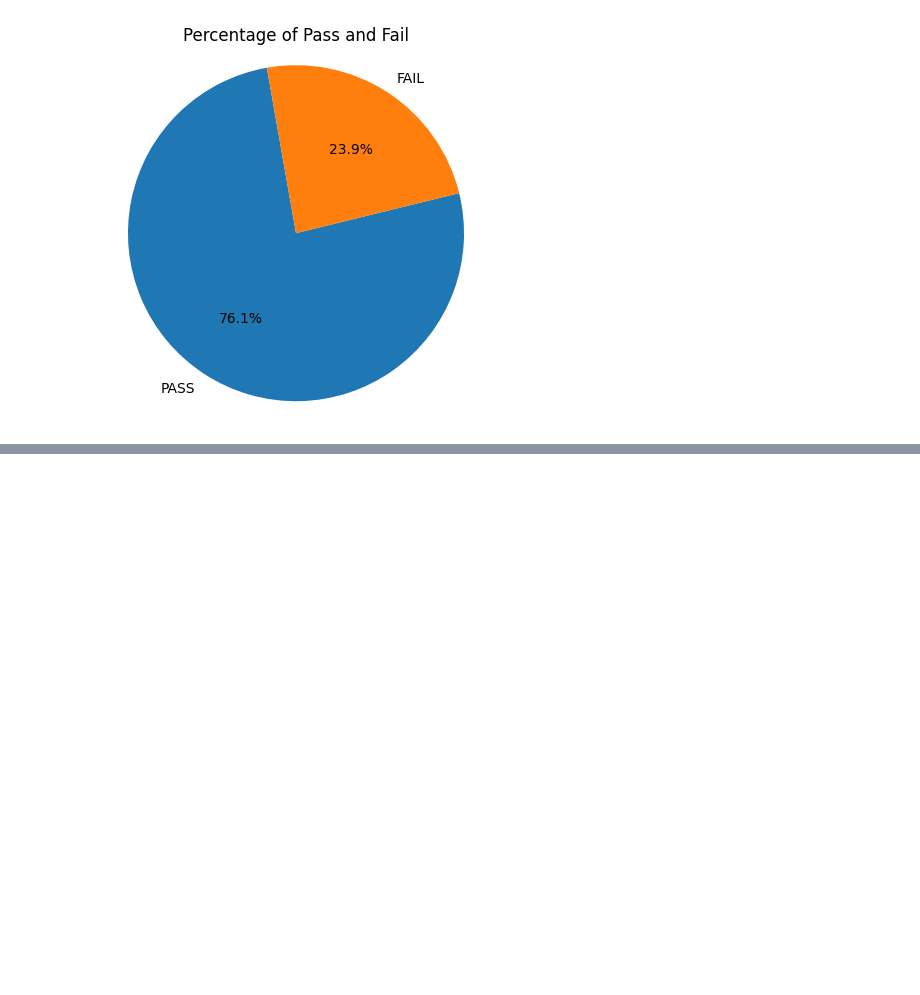
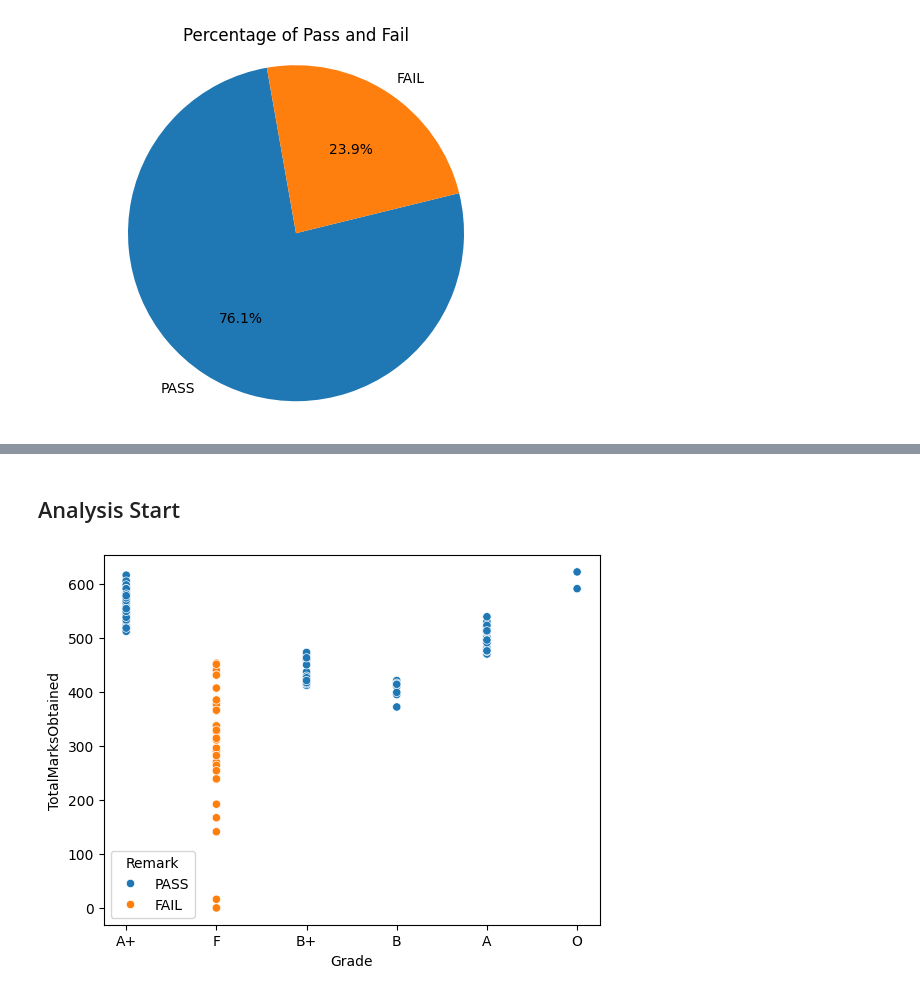
Before and after one commit to Vivek02Sharma/Student-Performance-Analysis-and-Prediction, a Jupyter notebook: notebooks/01_data_exploration.ipynb, the cells around one changed output, grey strips where cells are left out. Drawn from its saved outputs; the diff is of its cells as text; code cells hidden in the pictures; blank space fills up the shorter version.

```diff
--- a/notebooks/01_data_exploration.ipynb
+++ b/notebooks/01_data_exploration.ipynb
@@ -259,0 +276,8 @@ plt.show()
+# %% [markdown]
+## Analysis Start
+# %%
+# Distribution of Marks Across Grades and Remarks
+sns.scatterplot(data = df,x = 'Grade',y = 'TotalMarksObtained',hue = 'Remark')
+plt.show()
+# %% [output]
+[figure, added]
```
Also changed, not shown: parts of 4 cells of this notebook, 1 other file.
